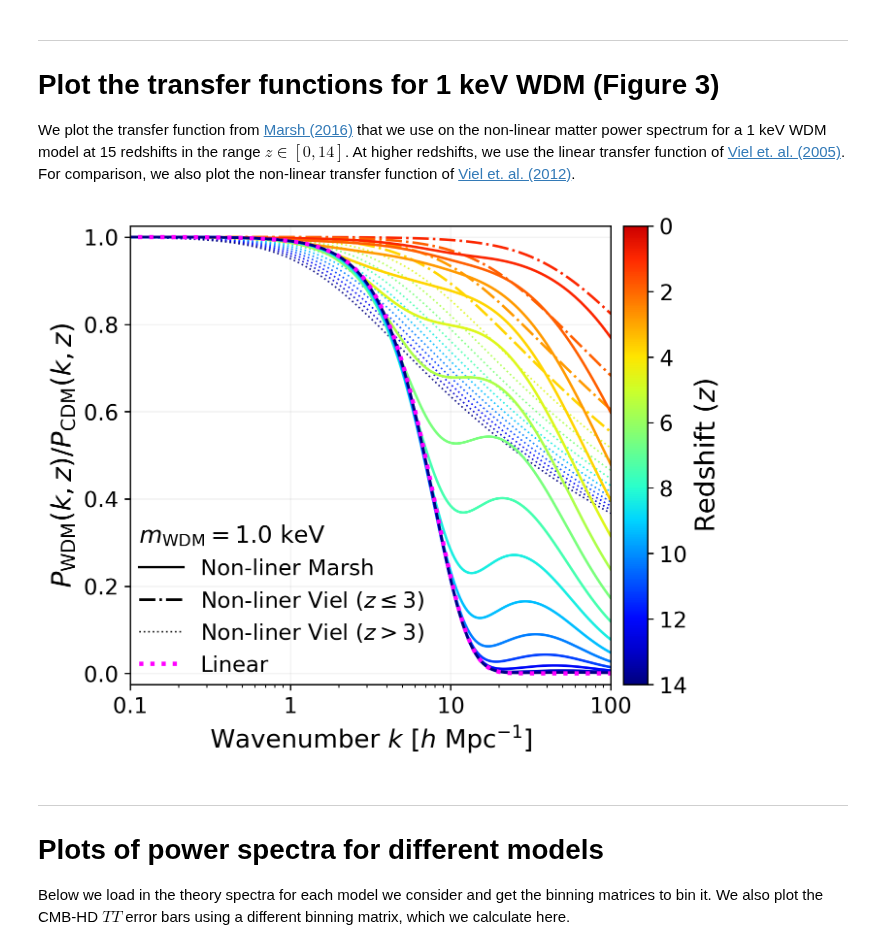
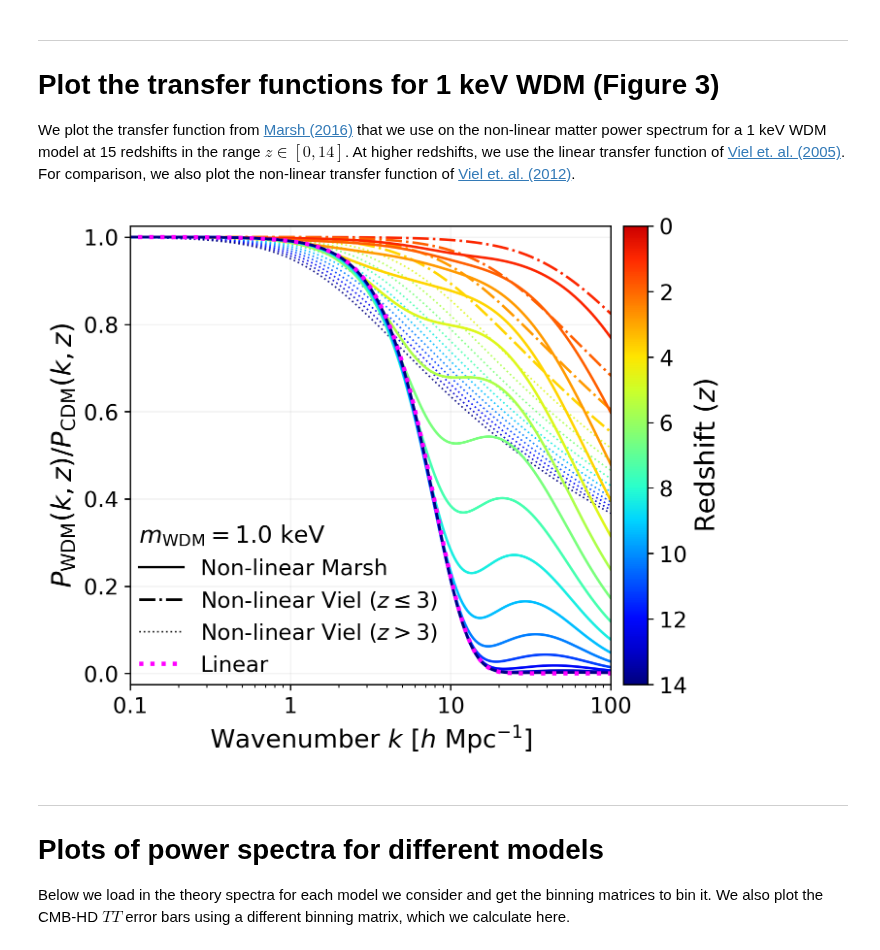
Before and after one commit to CMB-HD/hdPk, a Jupyter notebook: hd_non_cdm_forecasts.ipynb, the cells around one changed output. Saved outputs shown, nothing was run; the diff lists cells and outputs as text; code cells hidden in the pictures.

Commit message:
fixed typo in a plot

```diff
--- a/hd_non_cdm_forecasts.ipynb
+++ b/hd_non_cdm_forecasts.ipynb
@@ -85,9 +85,9 @@ cbar_ax.invert_yaxis()
 # plot the transfer functions:
 ax.margins(0.025)
 # set the legend labels:
-ax.plot([], [], color='k', markersize=5, label='Non-liner Marsh')
-ax.plot([], [], color='k', ls='-.',  label='Non-liner Viel ($z \leq 3$)')
-ax.plot([], [], color='k', ls=':', lw=1, alpha=0.9,  label='Non-liner Viel ($z > 3$)')
+ax.plot([], [], color='k', markersize=5, label='Non-linear Marsh')
+ax.plot([], [], color='k', ls='-.',  label='Non-linear Viel ($z \leq 3$)')
+ax.plot([], [], color='k', ls=':', lw=1, alpha=0.9,  label='Non-linear Viel ($z > 3$)')
 # Viel et. al. non-linear:
 for z in plt_zs:
     if z <= 3:
@@ -95,34 +95,34 @@ for z in plt_zs:
     else:
         plt_kwargs = {'ls': ':', 'lw': 1, 'alpha': 0.9}
     ax.plot(plt_ks/h, cmb_from_pk.wdm_transfer_nonlin_viel(plt_ks/h, z, m_wdm), color=new_cmap(norm(z)), **plt_kwargs)
 # Marsh non-linear:
 for z in plt_zs:
     ax.plot(plt_ks/h, cmb_from_pk.wdm_transfer(plt_ks, z, m_wdm, Omega_dm, h), color=new_cmap(norm(z)))
 # Viel et. al. linear:
 ax.plot(plt_ks/h, cmb_from_pk.wdm_transfer_lin_viel(plt_ks/h, m_wdm, Omega_dm, h), color='magenta', ls=':', lw=2.5, label='Linear')
 
 # finish the plot
 legend = ax.legend(title=r'$m_\mathrm{WDM} = %.1f$ keV' % m_wdm, loc=(0.0,0.0), fontsize=legendsize, frameon=False)
 legend._legend_box.align = "left"
 ax.set_xlabel(r'Wavenumber $k~[h~\mathrm{Mpc}^{-1}]$', fontsize=labelsize-1)
 ax.set_ylabel(r'$P_\mathrm{WDM}(k,z)/P_\mathrm{CDM}(k,z)$', fontsize=labelsize)
 ax.set_xscale('log')
 ax.grid(alpha=0.15)
 ax.set_xlim([0.1, 100])
 ax.set_xticks([0.1, 1, 10, 100])
 ax.set_xticklabels([0.1, 1, 10, 100])
 ax.tick_params(labelsize=ticksize)
 
 plt.subplots_adjust(wspace=0.05)
 if save:
     plt.savefig(os.path.join(output_dir, 'fig03_wdm_transfer_functions.pdf'), dpi=250, bbox_inches='tight')
 plt.show()
 
 
 # re-set the legend title fontsize
 plt.rcParams['legend.title_fontsize'] = None
 # %% [output]
-[figure, old version]
+[figure, new version]
 # %% [markdown]
 ---
 
```
